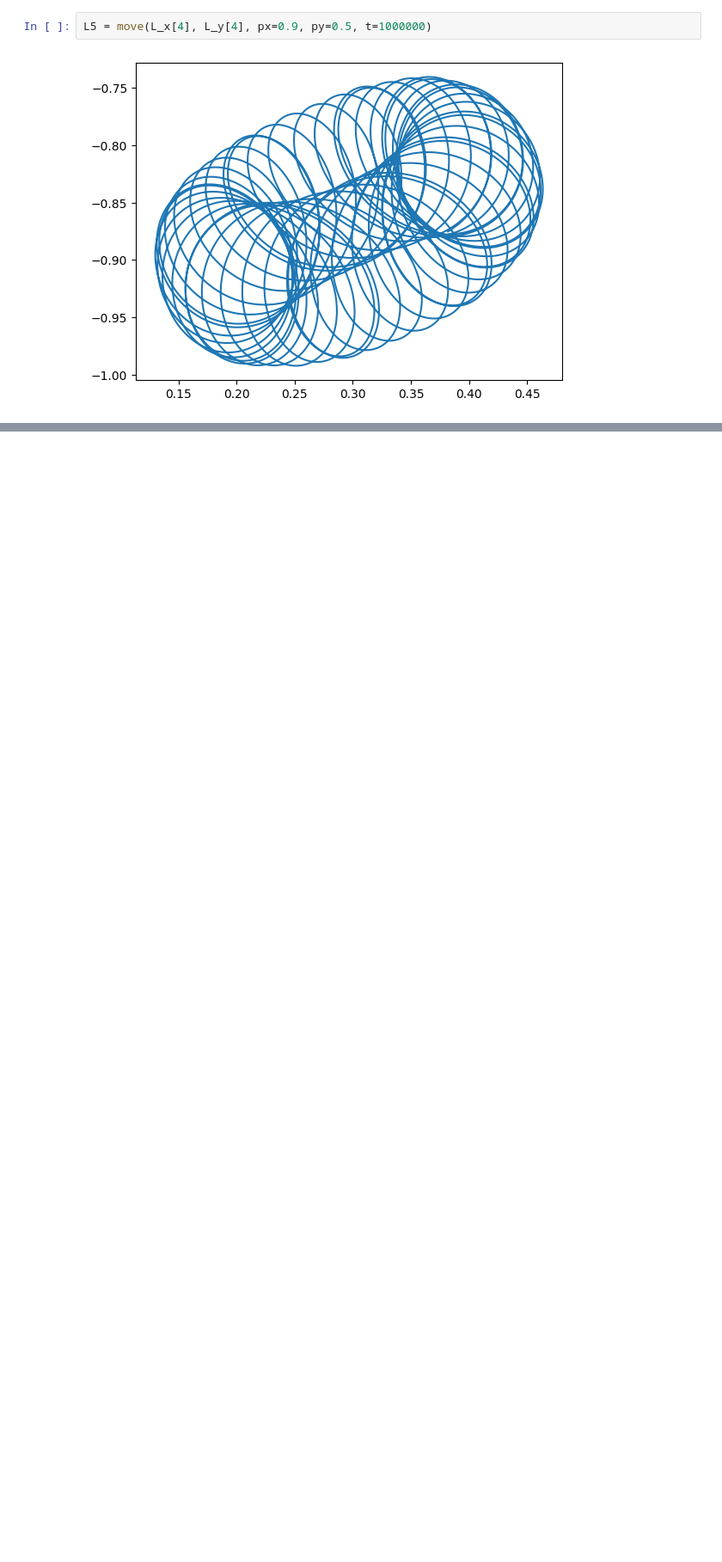
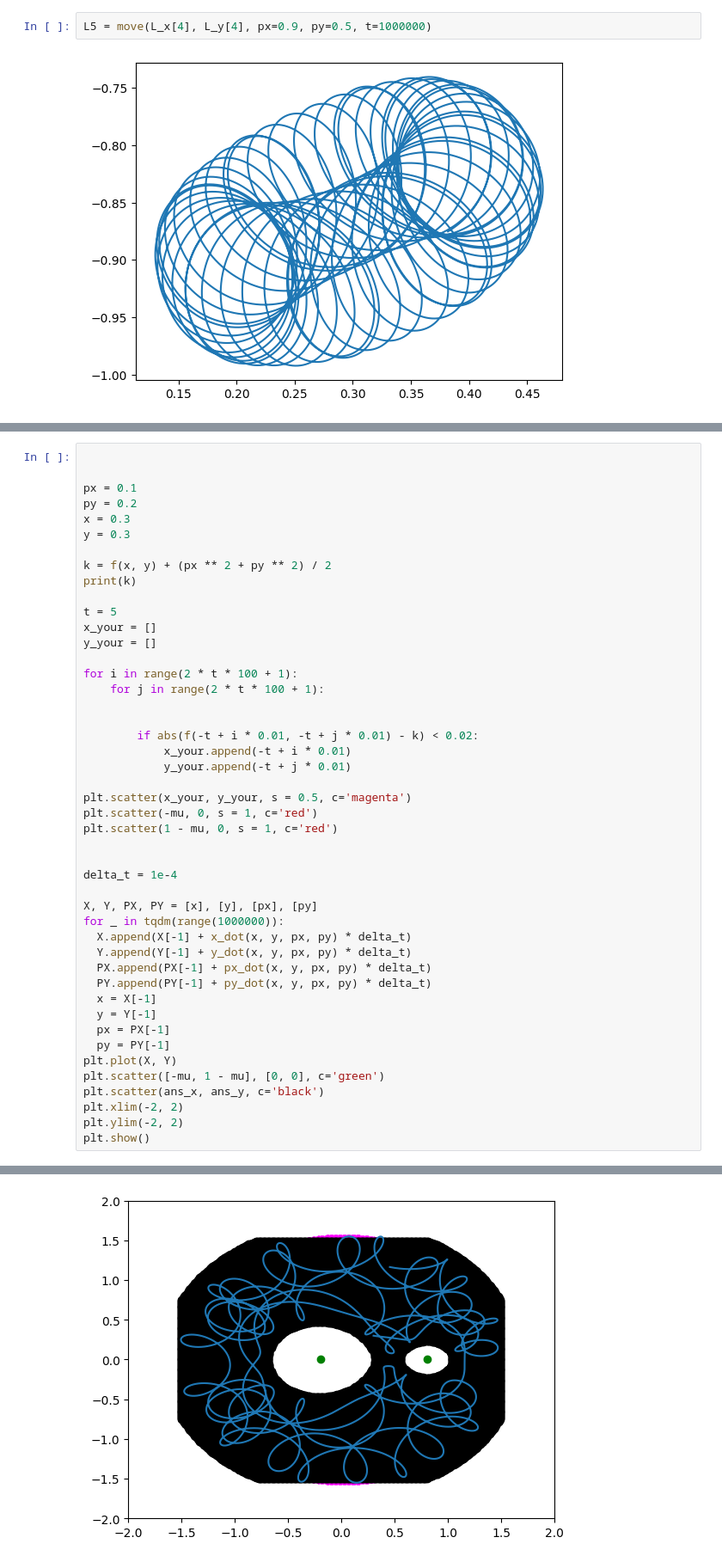
Before and after one commit to ZhizhchenkoA/Mechanic_Project, a Jupyter notebook: Z.ipynb, the cells around one changed output, grey strips where cells are left out. Shown at 86% size. Cells and saved outputs as stored; diff of their text form; blank space fills up the shorter version.

```diff
--- a/Z.ipynb
+++ b/Z.ipynb
@@ -373,0 +371,47 @@ plt.show()
+# %%
+
+
+px = 0.1
+py = 0.2
+x = 0.3
+y = 0.3
+
+k = f(x, y) + (px ** 2 + py ** 2) / 2
+print(k)
+
+t = 5
+x_your = []
+y_your = []
+
+for i in range(2 * t * 100 + 1):
+    for j in range(2 * t * 100 + 1):
+
+
+        if abs(f(-t + i * 0.01, -t + j * 0.01) - k) < 0.02:
+            x_your.append(-t + i * 0.01)
+            y_your.append(-t + j * 0.01)
+
+plt.scatter(x_your, y_your, s = 0.5, c='magenta')
+plt.scatter(-mu, 0, s = 1, c='red')
+plt.scatter(1 - mu, 0, s = 1, c='red')
+
+
+delta_t = 1e-4
+
+X, Y, PX, PY = [x], [y], [px], [py]
+for _ in tqdm(range(1000000)):
+  X.append(X[-1] + x_dot(x, y, px, py) * delta_t)
+  Y.append(Y[-1] + y_dot(x, y, px, py) * delta_t)
+  PX.append(PX[-1] + px_dot(x, y, px, py) * delta_t)
+  PY.append(PY[-1] + py_dot(x, y, px, py) * delta_t)
+  x = X[-1]
+  y = Y[-1]
+  px = PX[-1]
+  py = PY[-1]
+plt.plot(X, Y)
+plt.scatter([-mu, 1 - mu], [0, 0], c='green')
+plt.scatter(ans_x, ans_y, c='black')
+plt.xlim(-2, 2)
+plt.ylim(-2, 2)
+plt.show()
+# %% [output]
@@ -373,0 +419 @@ plt.show()
+[figure, added]
```
Also changed, not shown: parts of 10 cells of this notebook.
